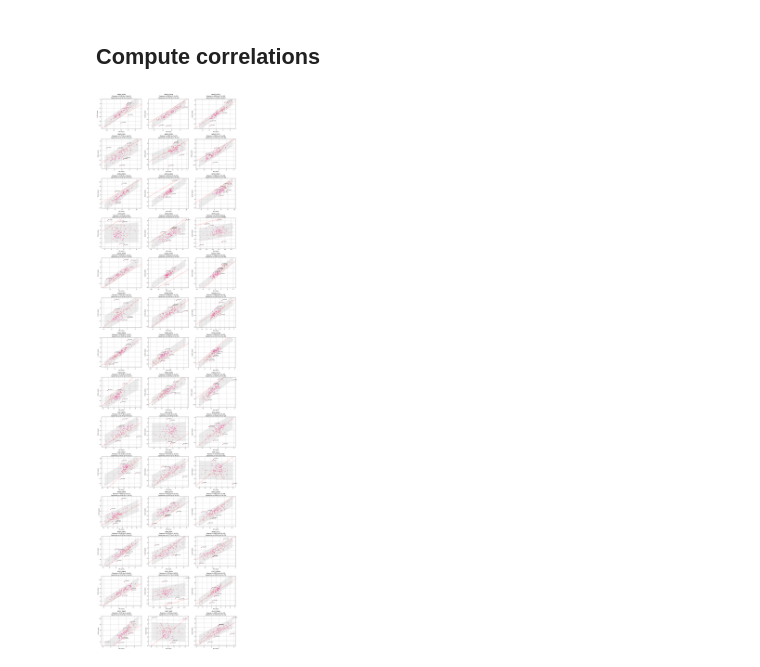
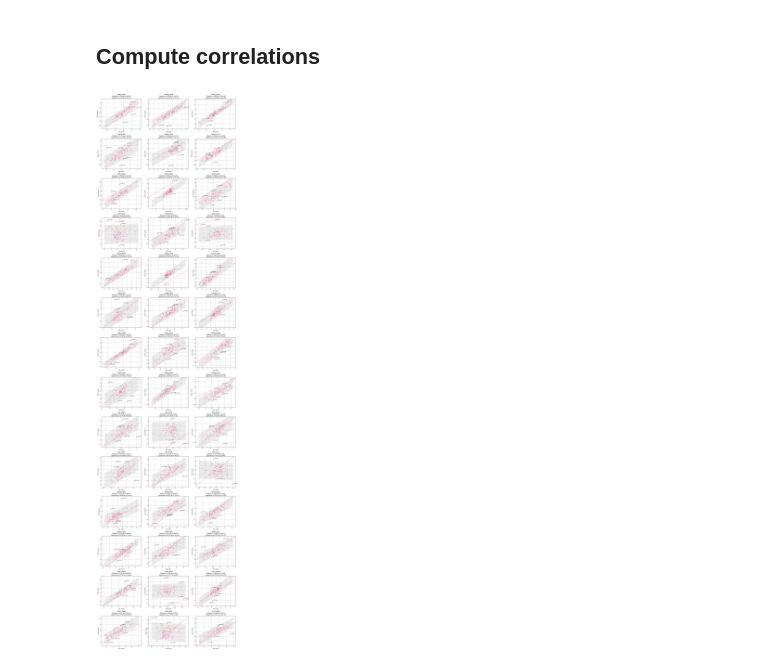
Before and after one commit to MiMARK-es/cohort-analysis, a Jupyter notebook: notebooks/cohort_7_3_ELISA_vs_MS.ipynb, the cells around one changed output. Saved outputs shown, nothing was run; the diff lists cells and outputs as text; code cells hidden in the pictures.

Commit message:
Cohort 7.3 correlation ELISA vs MS analysis

```diff
--- a/notebooks/cohort_7_3_ELISA_vs_MS.ipynb
+++ b/notebooks/cohort_7_3_ELISA_vs_MS.ipynb
@@ -90,32 +68,30 @@ df_ms = df.copy()
 # %% [markdown]
 ## Load ELISA data
 # %%
-df = pd.read_csv('../data/cohort_7.3_20250527.csv', sep='\t', index_col=0, header=0)
+df_elisa = pd.read_csv('../data/cohort_7.3_20250527.csv', sep='\t', index_col=0, header=0)
 
-df = utils.cols_as_category(df, {'Pathology':{'Benigna': 0, 'EC': 1}})
+df_elisa = utils.cols_as_category(df_elisa, {'Pathology':{'Benigna': 0, 'EC': 1}})
 
-df.index.name = None
+df_elisa.index.name = None
 
 
 BIOMARKERS = ["MMP9", "KPYM", "AGRIN", "TIMP2", "MVP", "PERM", "CLIC1"]
 
 for biomarker in BIOMARKERS:
-    df[biomarker] =  pd.to_numeric(df[biomarker], errors='coerce')
+    df_elisa[biomarker] =  pd.to_numeric(df_elisa[biomarker], errors='coerce')
 
 # Create new columns with the ratios between the biomarkers
 RATIOS_ELISA = []
 for biomarker1 in BIOMARKERS:
     for biomarker2 in BIOMARKERS:
         if biomarker1 != biomarker2:
-            df[f'{biomarker1}_{biomarker2}'] = df[f'{biomarker1}'] / df[f'{biomarker2}']
+            df_elisa[f'{biomarker1}_{biomarker2}'] = df_elisa[f'{biomarker1}'] / df_elisa[f'{biomarker2}']
             # Make infinite values NaN
-            df[f'{biomarker1}_{biomarker2}'] = df[f'{biomarker1}_{biomarker2}'].replace([np.inf, -np.inf], np.nan)
+            df_elisa[f'{biomarker1}_{biomarker2}'] = df_elisa[f'{biomarker1}_{biomarker2}'].replace([np.inf, -np.inf], np.nan)
             # Apply log2 transformation to the ratios
-            df[f'{biomarker1}_{biomarker2}'] = np.log2(df[f'{biomarker1}_{biomarker2}'])
+            df_elisa[f'{biomarker1}_{biomarker2}'] = np.log2(df_elisa[f'{biomarker1}_{biomarker2}'])
 
             RATIOS_ELISA.append(f'{biomarker1}_{biomarker2}')
-# %%
-df_elisa = df.copy()
 # %%
 df_elisa[RATIOS_ELISA].head()
 # %% [output]
@@ -136,9 +112,15 @@ Number of MS ratios: 72
 Number of ELISA ratios: 42
 Intersection size: 42
 # %%
-bloody_samples = list(set(df_ms.index) - set(df_ms.dropna(thresh=5000).index))
+bloody_samples = list(set(df_116.index) - set(df_105.index))
 # %% [markdown]
 ## Compute correlations
+# %%
+# Remove _HUMAN suffix from the biomarkers in ms if the substsring is present
+df_116.columns = [col.replace('_HUMAN', '') if '_HUMAN' in col else col for col in df_116.columns]
+df_105.columns = [col.replace('_HUMAN', '') if '_HUMAN' in col else col for col in df_105.columns]
+df_116_norm.columns = [col.replace('_HUMAN', '') if '_HUMAN' in col else col for col in df_116_norm.columns]
+df_105_norm.columns = [col.replace('_HUMAN', '') if '_HUMAN' in col else col for col in df_105_norm.columns]
 # %%
 import numpy as np
 from scipy.stats import pearsonr, spearmanr, linregress
@@ -150,6 +132,8 @@ mimark_palette = {
     0: '#E6007A',  # Mimark pink
     1: '#D7263D',  # Mimark red
 }
+
+df_ms = df_105.copy()
 
 ratios_to_plot = [ratio for ratio in RATIOS_ELISA if ratio in df_ms.columns and ratio in df_elisa.columns]
 n = len(ratios_to_plot)
@@ -247,34 +231,34 @@ for idx, ratio in enumerate(ratios_to_plot):
     y_min, y_max = df_plot['ELISA'].min(), df_plot['ELISA'].max()
     x_margin = (x_max - x_min) * 0.1 if x_max > x_min else 1
     y_margin = (y_max - y_min) * 0.1 if y_max > y_min else 1
     ax.set_xlim(x_min - x_margin, x_max + x_margin)
     ax.set_ylim(y_min - y_margin, y_max + y_margin)
 
     # Add y=x line
     lims = [
         np.min([ax.get_xlim(), ax.get_ylim()]),
         np.max([ax.get_xlim(), ax.get_ylim()]),
     ]
     ax.plot(lims, lims, 'r--', alpha=0.7)
 
     # Correlations
     pearson_corr, pearson_p = pearsonr(df_plot['MS'], df_plot['ELISA'])
     spearman_corr, spearman_p = spearmanr(df_plot['MS'], df_plot['ELISA'])
     ax.set_title(f'{ratio}\n'
                  f'Pearson r={pearson_corr:.2f} (p={pearson_p:.2g})\n'
                  f'Spearman ρ={spearman_corr:.2f} (p={spearman_p:.2g})')
     ax.set_xlabel('MS values')
     ax.set_ylabel('ELISA values')
     ax.grid()
 
 # Hide unused subplots
 for j in range(idx + 1, len(axes)):
     fig.delaxes(axes[j])
 
 plt.tight_layout()
 plt.show()
 # %% [output]
-[figure, old version]
+[figure, new version]
 # %%
 # Collect all unique biomarkers from the ratios
 biomarkers = set()
```
Also changed, not shown: parts of 43 cells of this notebook.
